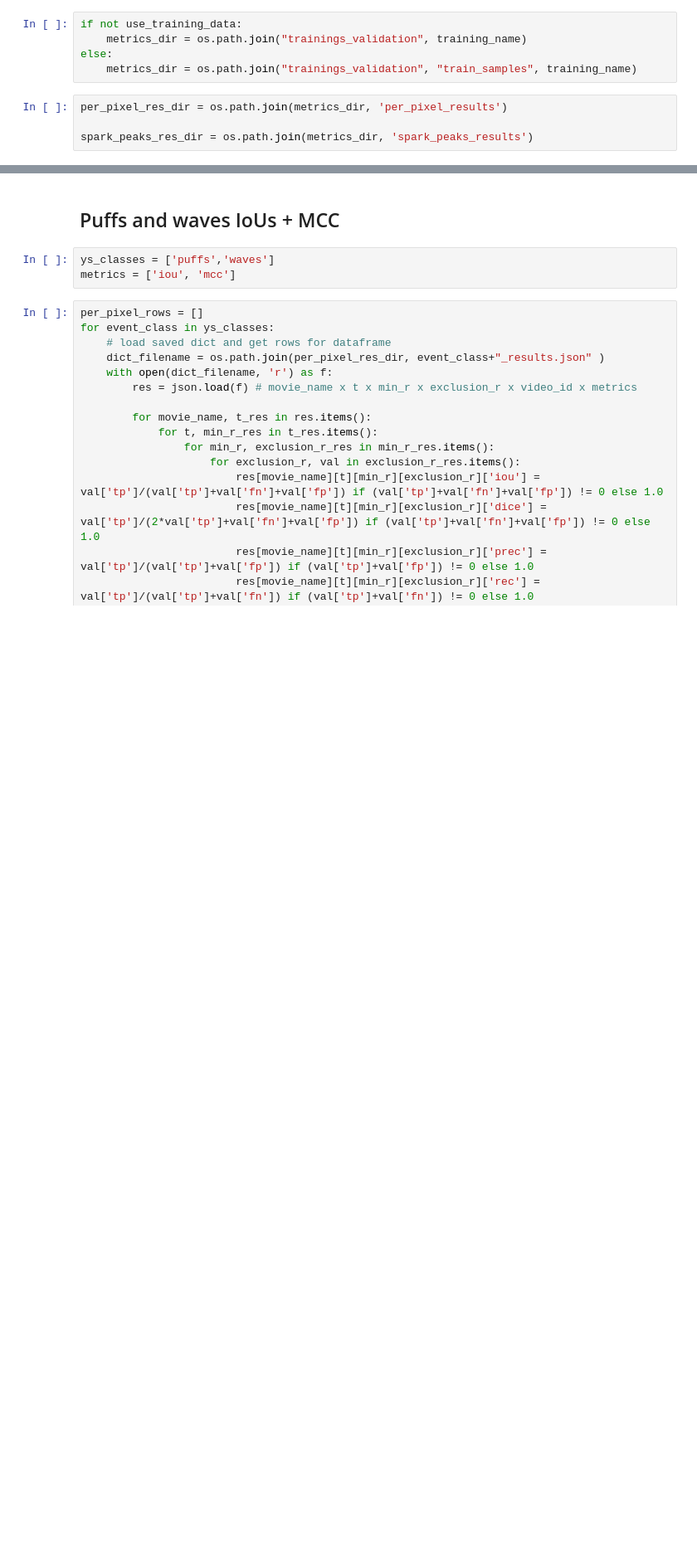
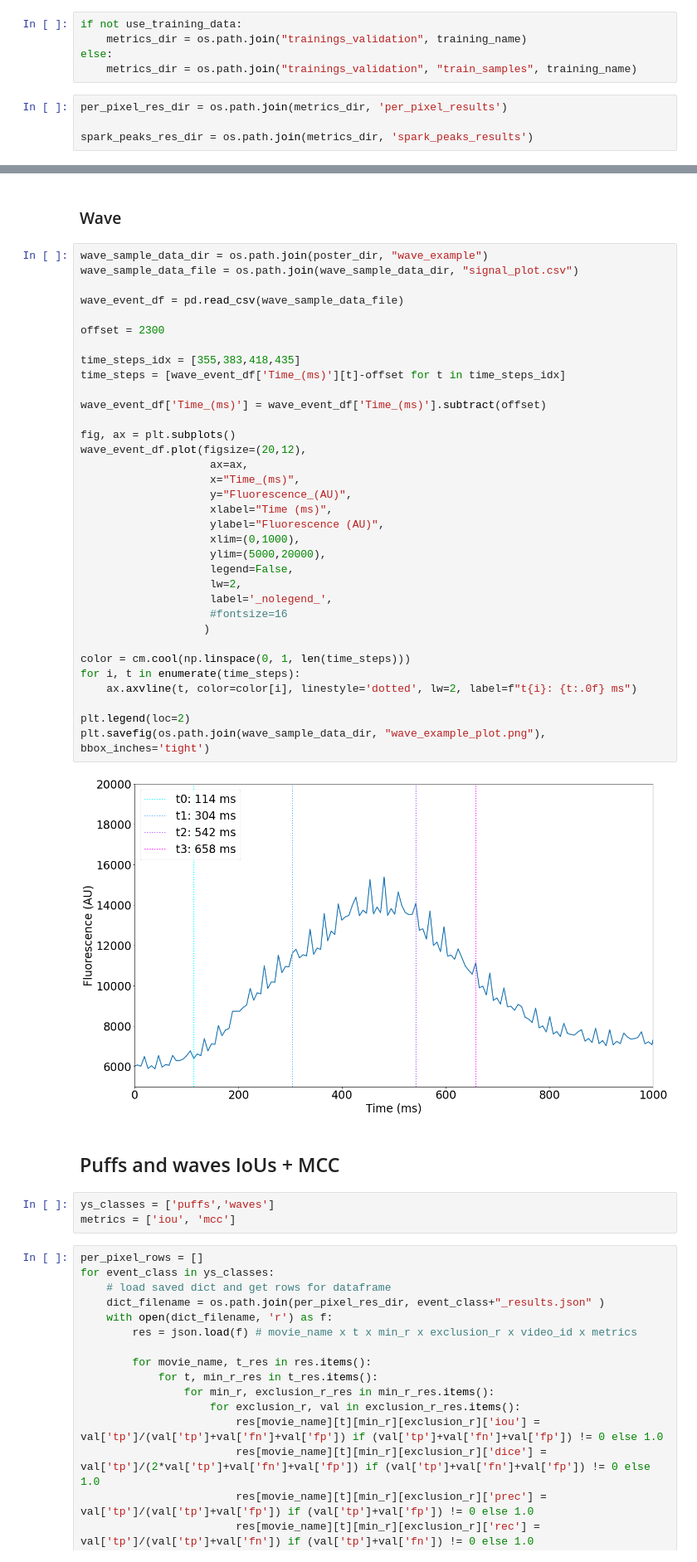
Before and after one commit to dottipr/sparks_project, a Jupyter notebook: sparks/plots for poster.ipynb, the cells around one changed output, grey strips where cells are left out. Shown at 83% size. Drawn from its saved outputs; the diff is of its cells as text; blank space fills up the shorter version.

```diff
--- a/sparks/plots for poster.ipynb
+++ b/sparks/plots for poster.ipynb
@@ -42,3 +131,41 @@ spark_peaks_res_dir = os.path.join(metrics_dir, 'spark_peaks_results')
+# %% [markdown]
+### Wave
+# %%
+wave_sample_data_dir = os.path.join(poster_dir, "wave_example")
+wave_sample_data_file = os.path.join(wave_sample_data_dir, "signal_plot.csv")
+
+wave_event_df = pd.read_csv(wave_sample_data_file)
+
+offset = 2300
+
+time_steps_idx = [355,383,418,435]
+time_steps = [wave_event_df['Time_(ms)'][t]-offset for t in time_steps_idx]
+
+wave_event_df['Time_(ms)'] = wave_event_df['Time_(ms)'].subtract(offset)
+
+fig, ax = plt.subplots()
+wave_event_df.plot(figsize=(20,12),
+                    ax=ax,
+                    x="Time_(ms)",
+                    y="Fluorescence_(AU)",
+                    xlabel="Time (ms)",
+                    ylabel="Fluorescence (AU)",
+                    xlim=(0,1000),
+                    ylim=(5000,20000),
+                    legend=False,
+                    lw=2,
+                    label='_nolegend_',
+                    #fontsize=16
+                   )
+
+color = cm.cool(np.linspace(0, 1, len(time_steps)))
+for i, t in enumerate(time_steps):
+    ax.axvline(t, color=color[i], linestyle='dotted', lw=2, label=f"t{i}: {t:.0f} ms")
+
+plt.legend(loc=2)
+plt.savefig(os.path.join(wave_sample_data_dir, "wave_example_plot.png"), bbox_inches='tight')
+# %% [output]
+[figure, added]
 # %% [markdown]
 ## Puffs and waves IoUs + MCC
 # %%
```
Also changed, not shown: parts of 12 cells of this notebook, 19 other files.
